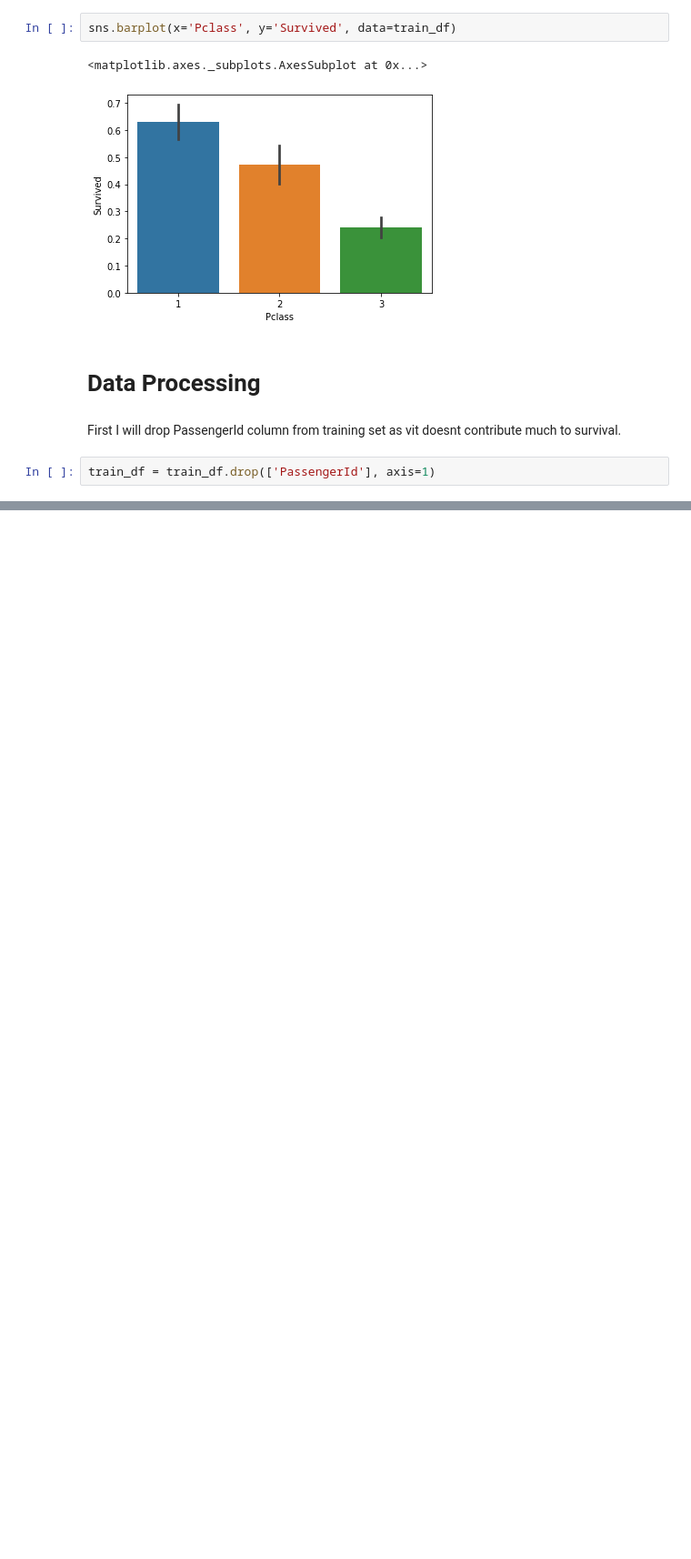
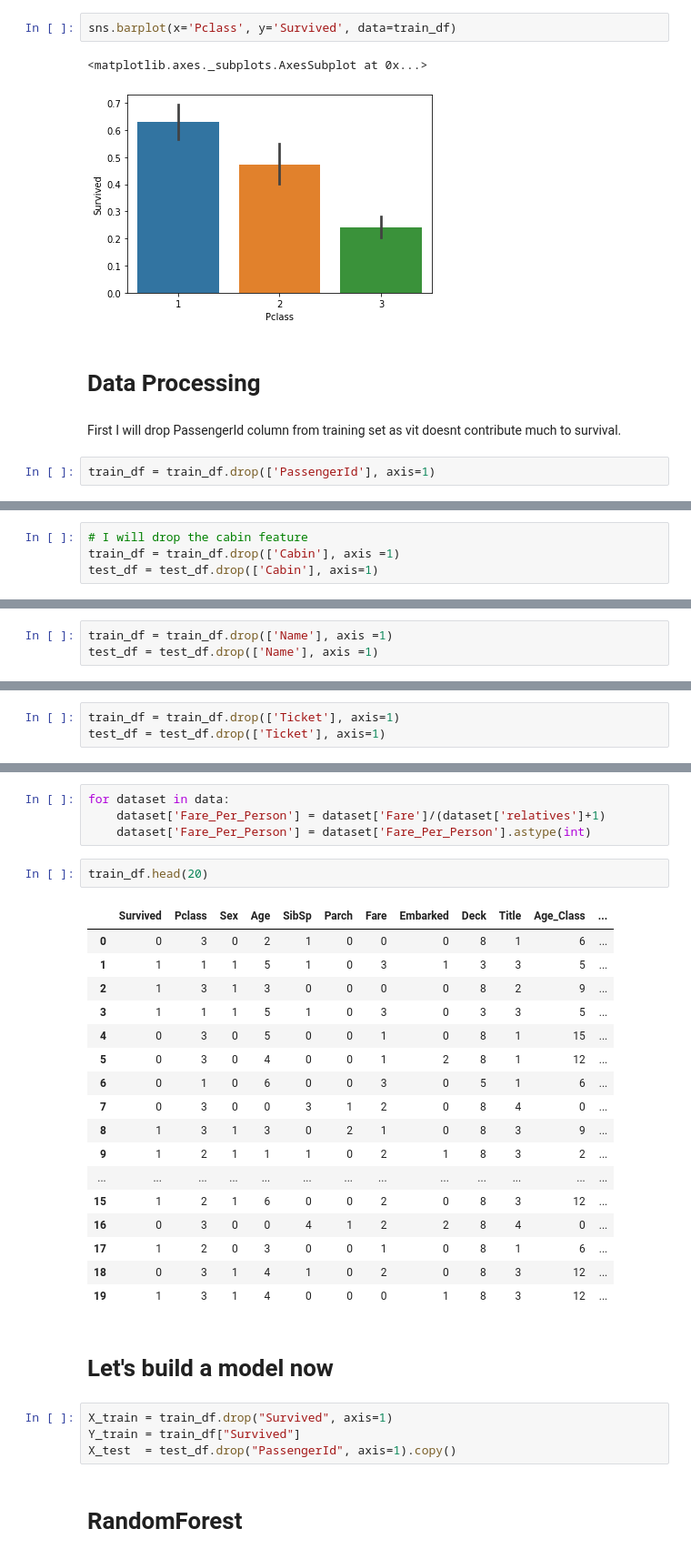
Before and after one commit to sagarnibandhe/fastai, a Jupyter notebook: workspace/RandomForest- Kaggle.ipynb, the cells around one changed output, grey strips where cells are left out. Shown at 91% size. Drawn from its saved outputs; the diff is of its cells as text; blank space fills up the shorter version.

Commit message:
Complete Notebook
1. RandomForestClassifier
2. LogisticRegression
3. RandomForestRegressor

```diff
--- a/workspace/RandomForest- Kaggle.ipynb
+++ b/workspace/RandomForest- Kaggle.ipynb
@@ -132,0 +146,4 @@ train_df = train_df.drop(['PassengerId'], axis=1)
+# %%
+# I will drop the cabin feature
+train_df = train_df.drop(['Cabin'], axis =1)
+test_df = test_df.drop(['Cabin'], axis=1)
@@ -132,0 +230,3 @@ train_df = train_df.drop(['PassengerId'], axis=1)
+# %%
+train_df = train_df.drop(['Name'], axis =1)
+test_df = test_df.drop(['Name'], axis =1)
@@ -132,0 +247,3 @@ train_df = train_df.drop(['PassengerId'], axis=1)
+# %%
+train_df = train_df.drop(['Ticket'], axis=1)
+test_df = test_df.drop(['Ticket'], axis=1)
@@ -132,0 +321,32 @@ train_df = train_df.drop(['PassengerId'], axis=1)
+# %%
+for dataset in data:
+    dataset['Fare_Per_Person'] = dataset['Fare']/(dataset['relatives']+1)
+    dataset['Fare_Per_Person'] = dataset['Fare_Per_Person'].astype(int)
+# %%
+train_df.head(20)
+# %% [output]
+|  | Survived | Pclass | Sex | Age | SibSp | Parch | Fare | Embarked | Deck | Title | Age_Class | ... |
+| 0 | 0 | 3 | 0 | 2 | 1 | 0 | 0 | 0 | 8 | 1 | 6 | ... |
+| 1 | 1 | 1 | 1 | 5 | 1 | 0 | 3 | 1 | 3 | 3 | 5 | ... |
+| 2 | 1 | 3 | 1 | 3 | 0 | 0 | 0 | 0 | 8 | 2 | 9 | ... |
+| 3 | 1 | 1 | 1 | 5 | 1 | 0 | 3 | 0 | 3 | 3 | 5 | ... |
+| 4 | 0 | 3 | 0 | 5 | 0 | 0 | 1 | 0 | 8 | 1 | 15 | ... |
+| 5 | 0 | 3 | 0 | 4 | 0 | 0 | 1 | 2 | 8 | 1 | 12 | ... |
+| 6 | 0 | 1 | 0 | 6 | 0 | 0 | 3 | 0 | 5 | 1 | 6 | ... |
+| 7 | 0 | 3 | 0 | 0 | 3 | 1 | 2 | 0 | 8 | 4 | 0 | ... |
+| 8 | 1 | 3 | 1 | 3 | 0 | 2 | 1 | 0 | 8 | 3 | 9 | ... |
+| 9 | 1 | 2 | 1 | 1 | 1 | 0 | 2 | 1 | 8 | 3 | 2 | ... |
+| ... | ... | ... | ... | ... | ... | ... | ... | ... | ... | ... | ... | ... |
+| 15 | 1 | 2 | 1 | 6 | 0 | 0 | 2 | 0 | 8 | 3 | 12 | ... |
+| 16 | 0 | 3 | 0 | 0 | 4 | 1 | 2 | 2 | 8 | 4 | 0 | ... |
+| 17 | 1 | 2 | 0 | 3 | 0 | 0 | 1 | 0 | 8 | 1 | 6 | ... |
+| 18 | 0 | 3 | 1 | 4 | 1 | 0 | 2 | 0 | 8 | 3 | 12 | ... |
+| 19 | 1 | 3 | 1 | 4 | 0 | 0 | 0 | 1 | 8 | 3 | 12 | ... |
+# %% [markdown]
+# Let's build a model now
+# %%
+X_train = train_df.drop("Survived", axis=1)
+Y_train = train_df["Survived"]
+X_test  = test_df.drop("PassengerId", axis=1).copy()
+# %% [markdown]
+# RandomForest
```
Also changed, not shown: parts of 29 cells of this notebook.
